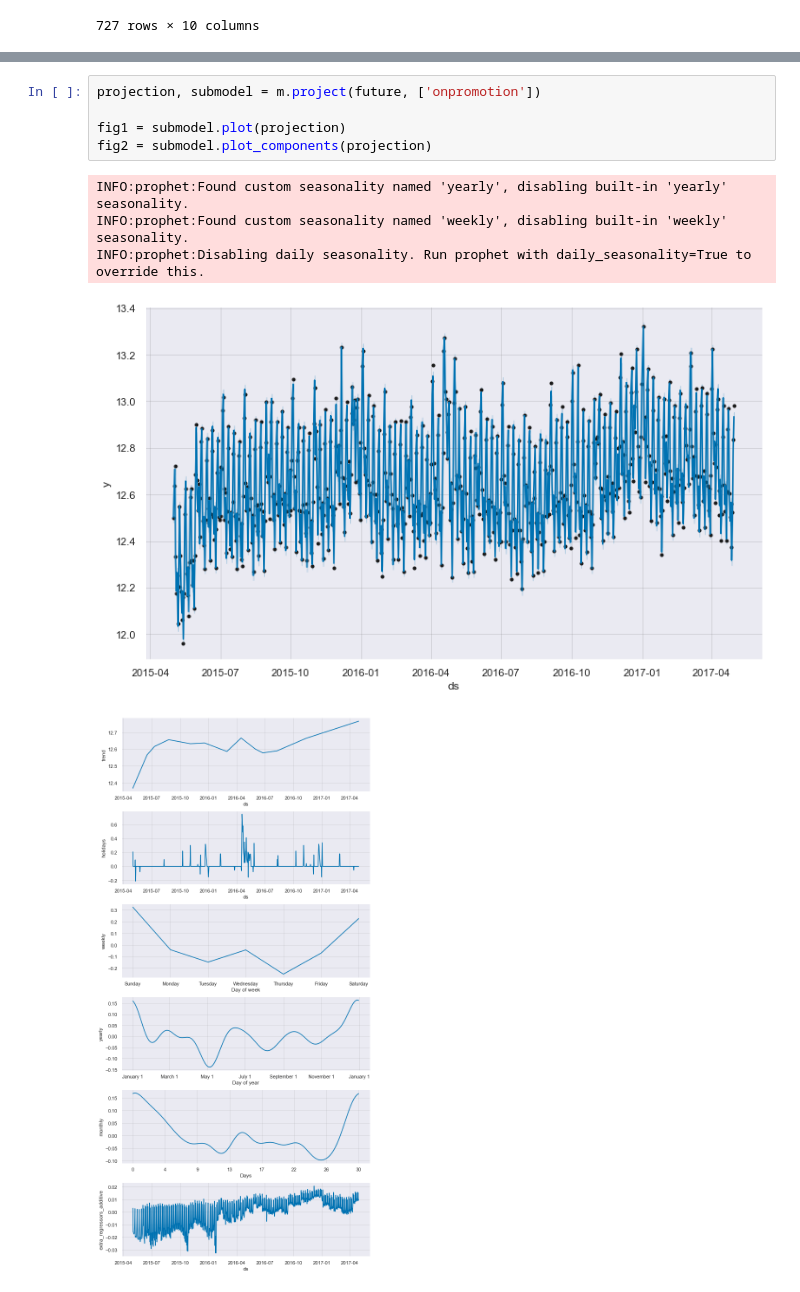
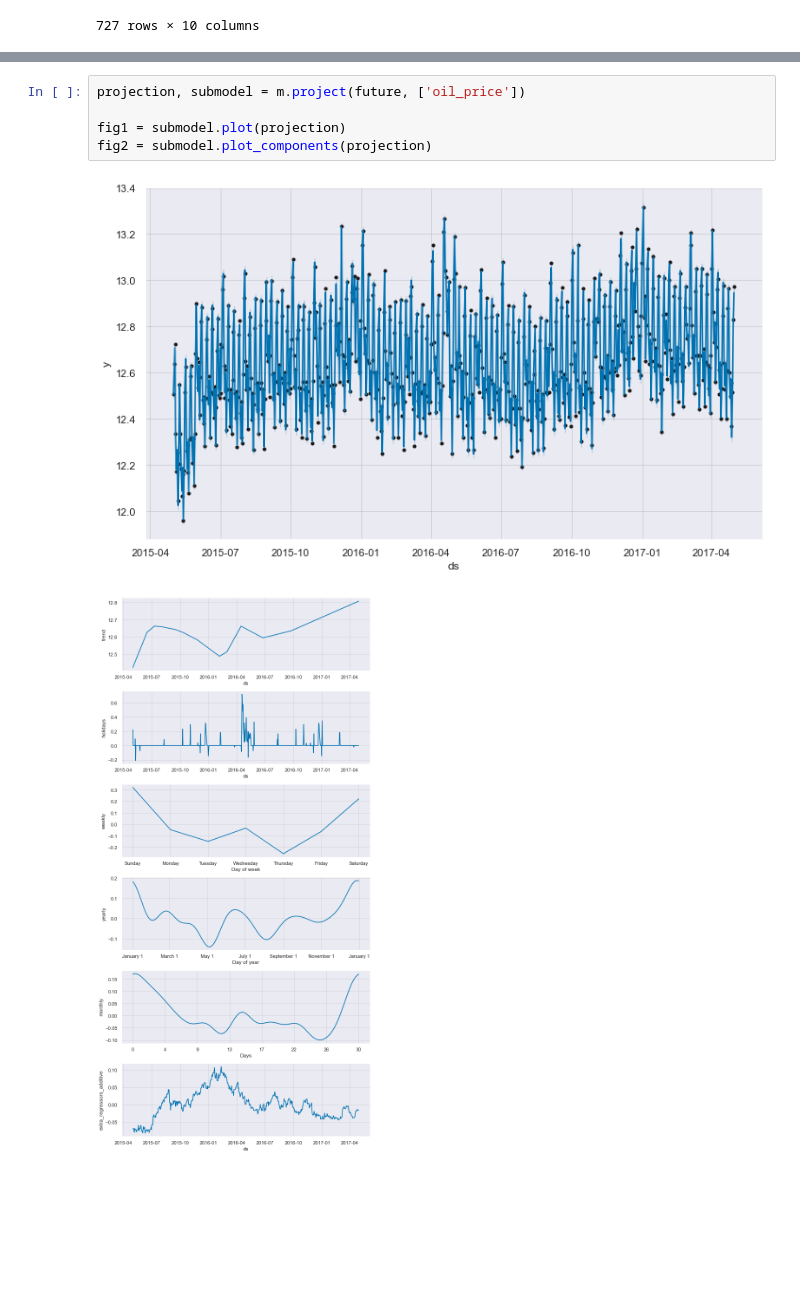
Before and after one commit to Elias-YJ/bsc-thesis, a Jupyter notebook: Projections.ipynb, the cells around one changed output, grey strips where cells are left out. Drawn from its saved outputs; the diff is of its cells as text; blank space fills up the shorter version.

```diff
--- a/Projections.ipynb
+++ b/Projections.ipynb
@@ -213,12 +172,9 @@ forecast.head()
 # %%
-projection, submodel = m.project(future, ['onpromotion'])
+projection, submodel = m.project(future, ['oil_price'])
 
 fig1 = submodel.plot(projection)
 fig2 = submodel.plot_components(projection)
 # %% [output]
-INFO:prophet:Found custom seasonality named 'yearly', disabling built-in 'yearly' seasonality.
-INFO:prophet:Found custom seasonality named 'weekly', disabling built-in 'weekly' seasonality.
-INFO:prophet:Disabling daily seasonality. Run prophet with daily_seasonality=True to override this.
-[figure, old version]
+[figure, new version]
-[figure, old version]
+[figure, new version]
 # %%
```
Also changed, not shown: parts of 21 cells of this notebook, 5 other files.
